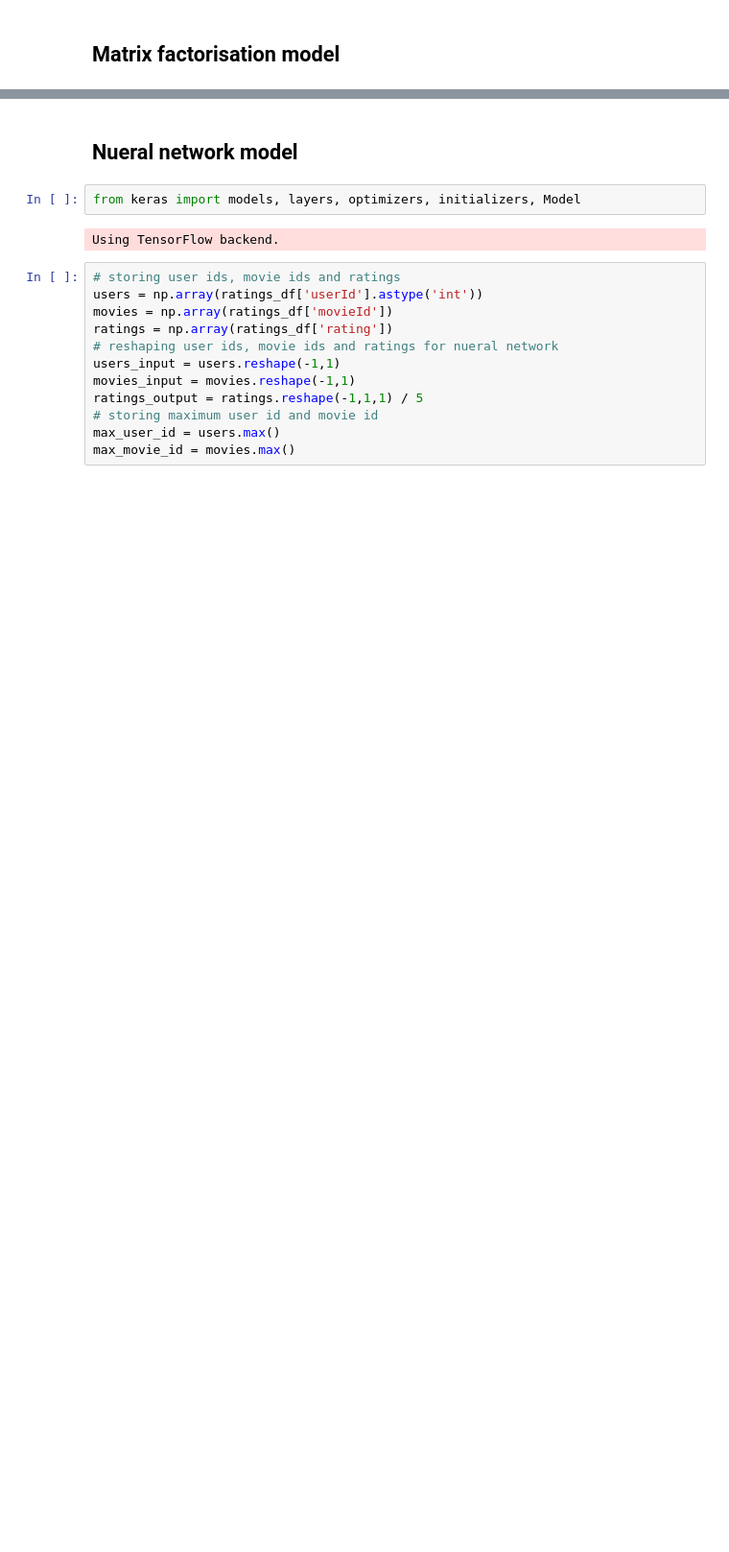
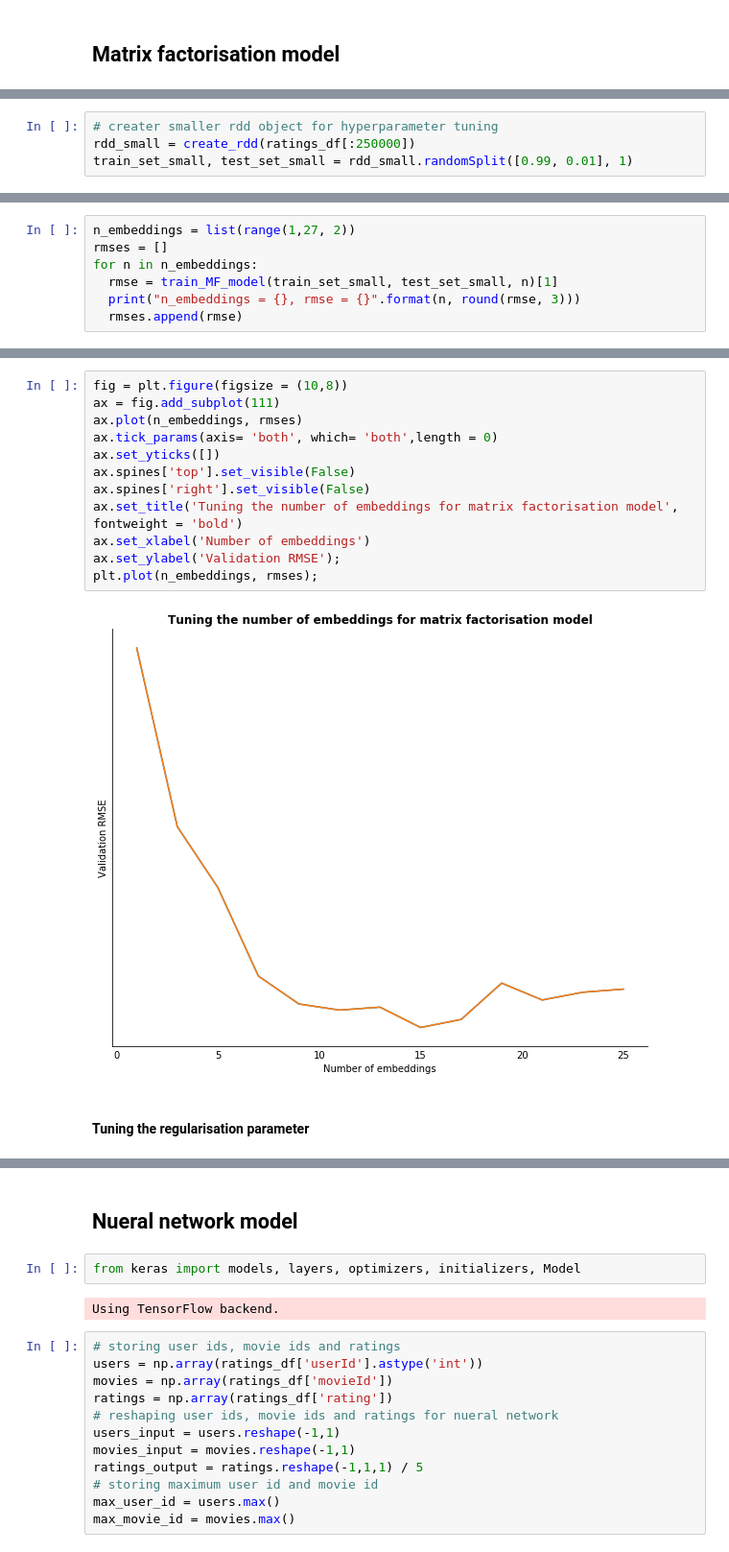
Before and after one commit to jackbustertann/Movie_recommendation_system, a Jupyter notebook: index.ipynb, the cells around one changed output, grey strips where cells are left out. Shown at 96% size. Saved outputs shown, nothing was run; the diff lists cells and outputs as text; blank space fills up the shorter version.

Commit message:
tuning and training matrix factorisation model

```diff
--- a/index.ipynb
+++ b/index.ipynb
@@ -287,0 +342,4 @@ SpongeBob SquarePants Movie, The
+# %%
+# creater smaller rdd object for hyperparameter tuning
+rdd_small = create_rdd(ratings_df[:250000])
+train_set_small, test_set_small = rdd_small.randomSplit([0.99, 0.01], 1)
@@ -287,0 +354,7 @@ SpongeBob SquarePants Movie, The
+# %%
+n_embeddings = list(range(1,27, 2))
+rmses = []
+for n in n_embeddings:
+  rmse = train_MF_model(train_set_small, test_set_small, n)[1]
+  print("n_embeddings = {}, rmse = {}".format(n, round(rmse, 3)))
+  rmses.append(rmse)
@@ -287,0 +375,16 @@ SpongeBob SquarePants Movie, The
+# %%
+fig = plt.figure(figsize = (10,8))
+ax = fig.add_subplot(111)
+ax.plot(n_embeddings, rmses)
+ax.tick_params(axis= 'both', which= 'both',length = 0)
+ax.set_yticks([])
+ax.spines['top'].set_visible(False)
+ax.spines['right'].set_visible(False)
+ax.set_title('Tuning the number of embeddings for matrix factorisation model', fontweight = 'bold')
+ax.set_xlabel('Number of embeddings')
+ax.set_ylabel('Validation RMSE');
+plt.plot(n_embeddings, rmses);
+# %% [output]
+[figure, added]
+# %% [markdown]
+#### Tuning the regularisation parameter
```
Also changed, not shown: parts of 41 cells of this notebook, 2 other files.
